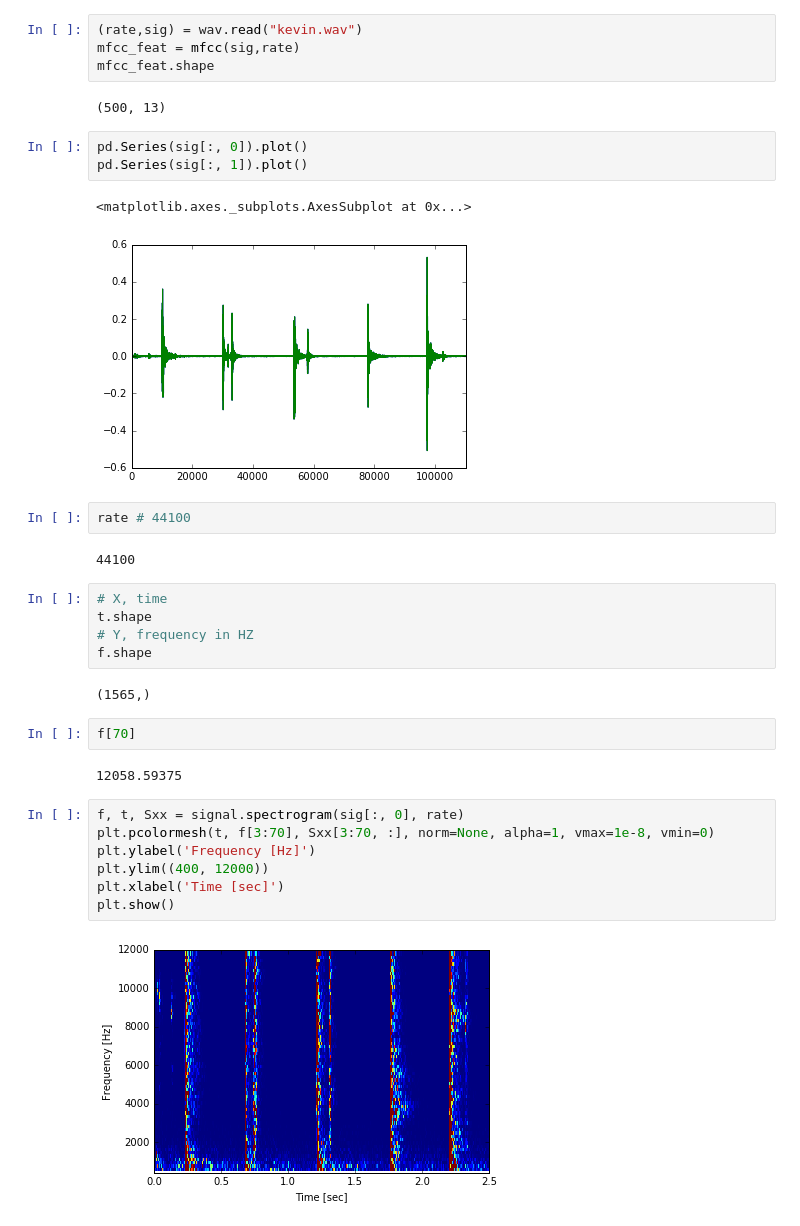
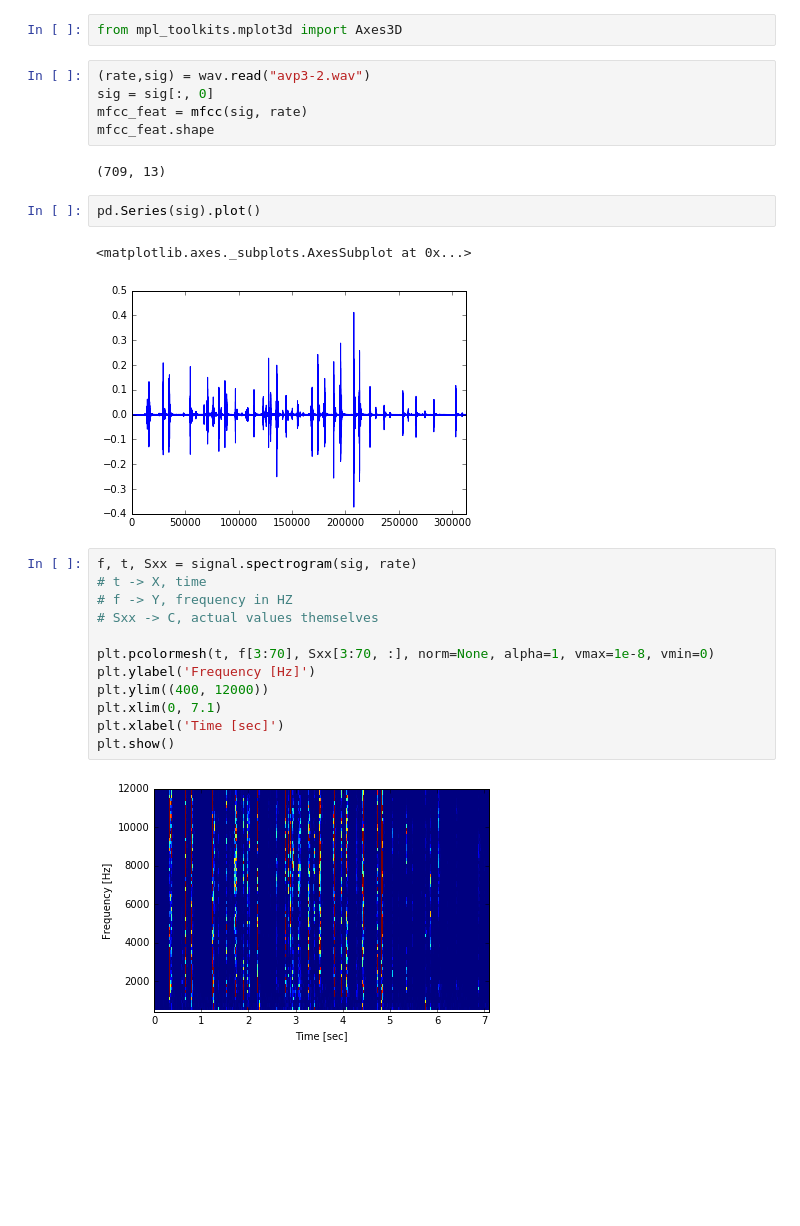
Before and after one commit to kyang01/keyboard_emanations, a Jupyter notebook: Kevins Notebook.ipynb, the cells around one changed output. Cells and saved outputs as stored; diff of their text form; blank space fills up the shorter version.

```diff
--- a/Kevins Notebook.ipynb
+++ b/Kevins Notebook.ipynb
@@ -13,36 +14,28 @@ import numpy as np
+# %%
+from mpl_toolkits.mplot3d import Axes3D
 # %%
-(rate,sig) = wav.read("kevin.wav")
-mfcc_feat = mfcc(sig,rate)
+(rate,sig) = wav.read("avp3-2.wav")
+sig = sig[:, 0]
+mfcc_feat = mfcc(sig, rate)
 mfcc_feat.shape
 # %% [output]
-(500, 13)
+(709, 13)
 # %%
-pd.Series(sig[:, 0]).plot()
-pd.Series(sig[:, 1]).plot()
+pd.Series(sig).plot()
 # %% [output]
 <matplotlib.axes._subplots.AxesSubplot at 0x...>
-[figure, old version]
+[figure, new version]
-# %%
-rate # 44100
-# %% [output]
-44100
-# %%
-# X, time
-t.shape
-# Y, frequency in HZ
-f.shape
-# %% [output]
-(1565,)
-# %%
-f[70]
-# %% [output]
-12058.59375
 # %%
-f, t, Sxx = signal.spectrogram(sig[:, 0], rate)
+f, t, Sxx = signal.spectrogram(sig, rate)
+# t -> X, time
+# f -> Y, frequency in HZ
+# Sxx -> C, actual values themselves
+
 plt.pcolormesh(t, f[3:70], Sxx[3:70, :], norm=None, alpha=1, vmax=1e-8, vmin=0)
 plt.ylabel('Frequency [Hz]')
 plt.ylim((400, 12000))
+plt.xlim(0, 7.1)
 plt.xlabel('Time [sec]')
 plt.show()
 # %% [output]
-[figure, old version]
+[figure, new version]
```
Also changed, not shown: parts of 18 cells of this notebook, 1 other file.
